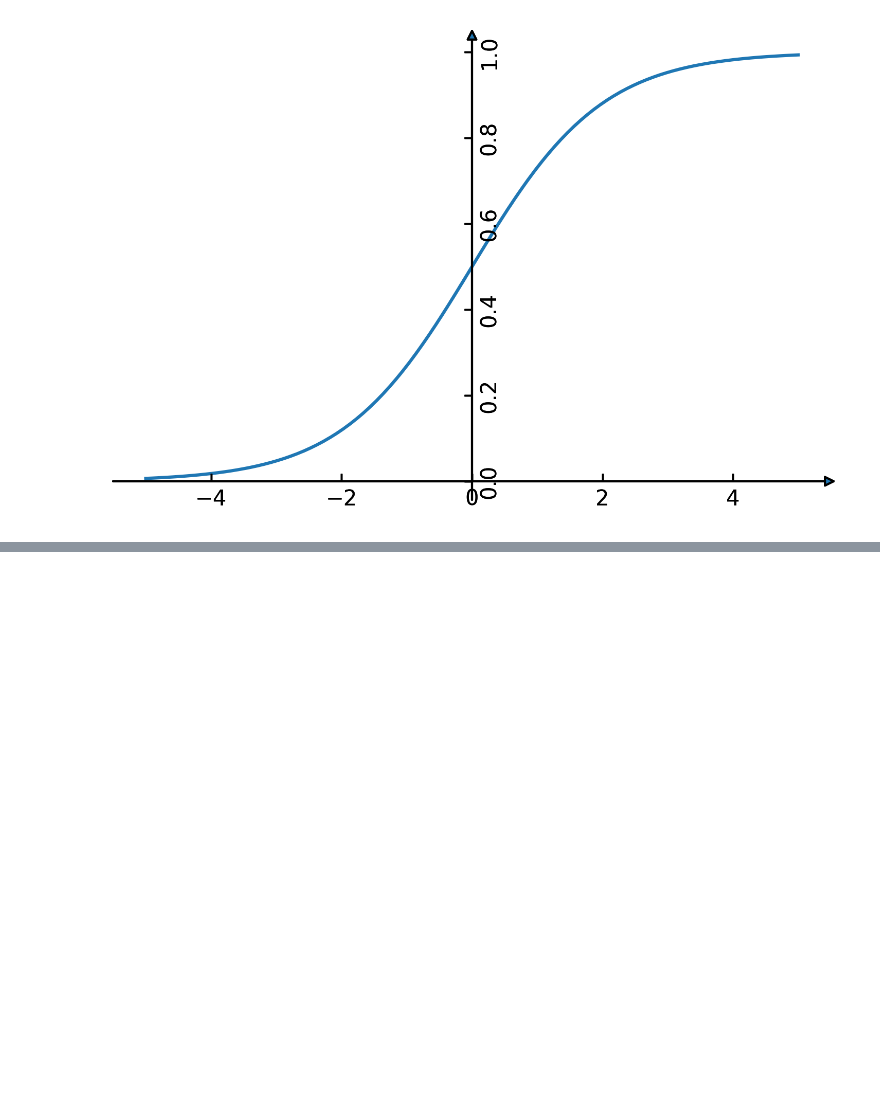
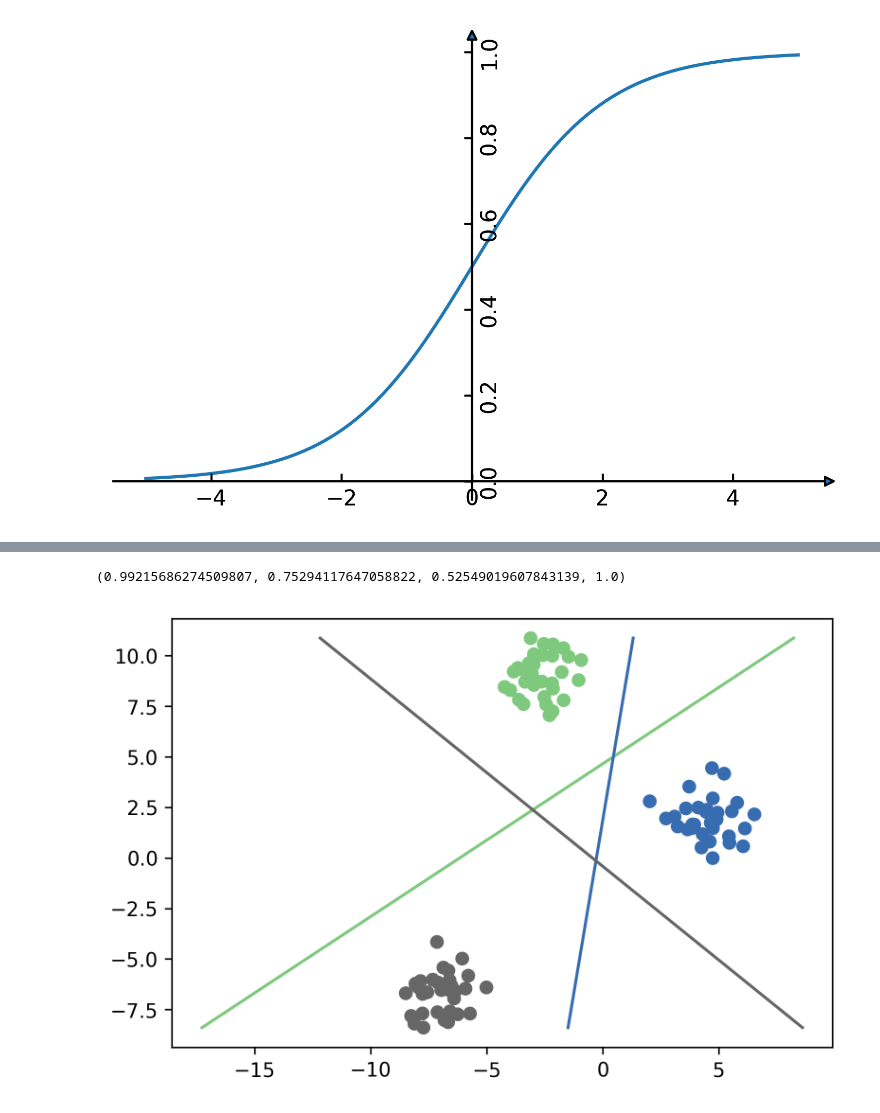
Before and after one commit to amueller/applied_ml_spring_2017, a Jupyter notebook: slides/aml-06.ipynb, the cells around one changed output, grey strips where cells are left out. Saved outputs shown, nothing was run; the diff lists cells and outputs as text; code cells hidden in the pictures; blank space fills up the shorter version.

```diff
--- a/slides/aml-06.ipynb
+++ b/slides/aml-06.ipynb
@@ -73,0 +104,19 @@ ax.plot(line, 1. / (1 + np.exp(-line)))
+# %%
+from sklearn.svm import LinearSVC
+linear_svm = LinearSVC().fit(X, y)
+# %%
+plt.cm.Accent(2)
+# %% [output]
+(0.99215686274509807, 0.75294117647058822, 0.52549019607843139, 1.0)
+# %%
+points = plt.scatter(X[:, 0], X[:, 1], c=y, cmap="Accent")
+colors = [plt.cm.Accent(i) for i in [0, 4, 7]]
+line = np.linspace(X[:, 1].min(), X[:, 1].max())
+for coef, intercept, color in zip(linear_svm.coef_, linear_svm.intercept_, colors):
+    plt.plot(-(line * coef[1] + intercept) / coef[0], line, c=color)
+
+ax = plt.gca()
+xlim = ax.get_xlim()
+ylim = ax.get_ylim()
+# %% [output]
+[figure, added]
```
Also changed, not shown: parts of 5 cells of this notebook, 1 other file.
